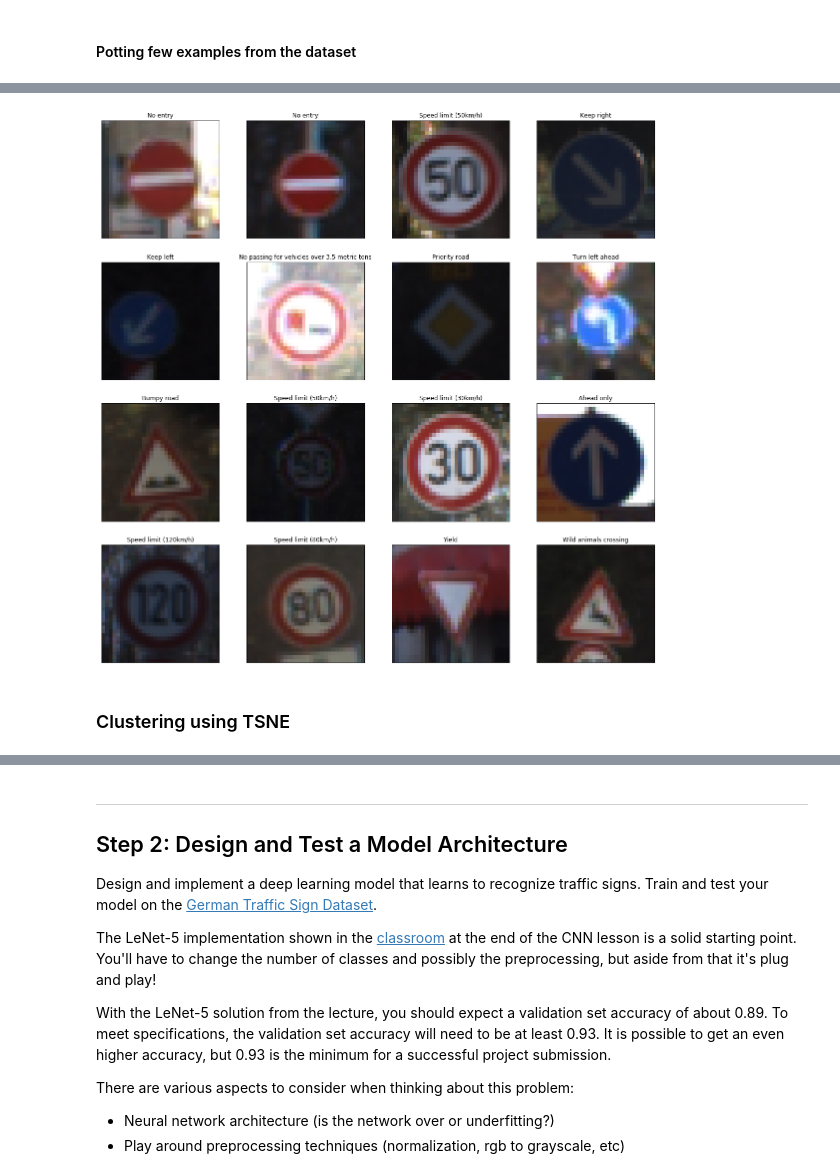
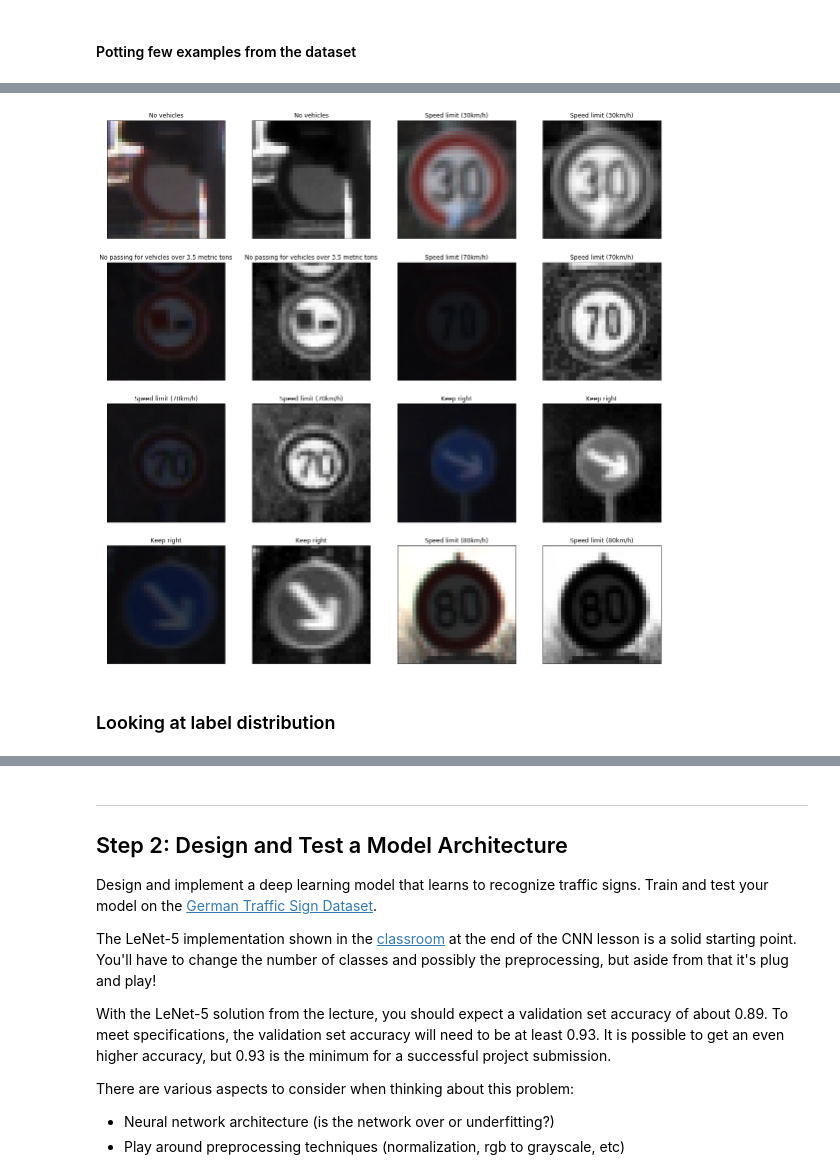
Before and after one commit to karthikv2k/CarND-Traffic-Sign-Classifier-Project, a Jupyter notebook: Traffic_Sign_Classifier.ipynb, the cells around one changed output, grey strips where cells are left out. Saved outputs shown, nothing was run; the diff lists cells and outputs as text; code cells hidden in the pictures.

```diff
--- a/Traffic_Sign_Classifier.ipynb
+++ b/Traffic_Sign_Classifier.ipynb
@@ -107,16 +137,24 @@ The [Matplotlib](http://matplotlib.org/) [examples](http://matplotlib.org/exampl
+# %%
+def grayscale(X):
+    X_gray = np.zeros(X.shape[:-1])
+    for i in range(X.shape[0]):
+        X_gray[i,:,:] = cv2.cvtColor(X[i,:,:,:], cv2.COLOR_RGB2GRAY)
+    return X_gray.reshape((X_gray.shape[0],X_gray.shape[1],X_gray.shape[2],1))
+# %%
+X_train_gray = grayscale(X_train)
 # %%
-cols = 4
-rows = 4
-num_examples = rows * cols
-f, ax = plt.subplots(rows, cols, figsize=(cols*5,rows*5))
-ax = ax.ravel()
-for i in range(num_examples):
-    n = np.random.randint(n_train)
-    ax[i].imshow(X_train[n,:,:,:])
-    ax[i].set_xticks([])
-    ax[i].set_yticks([])
-    ax[i].set_title(signnames[y_train[n]])
+def plot_side_by_side(X, X_transformed, y, cols=2, rows=4, size=5):
+    cols = cols * 2 #we need to plot orignal and transformed images
+    num_examples = rows * cols
+    f, ax = plt.subplots(rows, cols, figsize=(cols*size,rows*size))
+    ax = ax.ravel()
+    for i in range(0, num_examples, 2):
+        n = np.random.randint(X.shape[0])
+        plot_image(ax[i], X[n,:,:,:], signnames[y[n]])
+        plot_image(ax[i+1], X_transformed[n,:,:,:], signnames[y[n]])
-# %% [output]
-[figure, removed]
-# %% [markdown]
-### Clustering using TSNE
+# %%
+plot_side_by_side(X_train, X_train_gray, y_train)
+# %% [output]
+[figure, added]
+# %% [markdown]
+### Looking at label distribution
```
Also changed, not shown: parts of 65 cells of this notebook, 9 other files.
